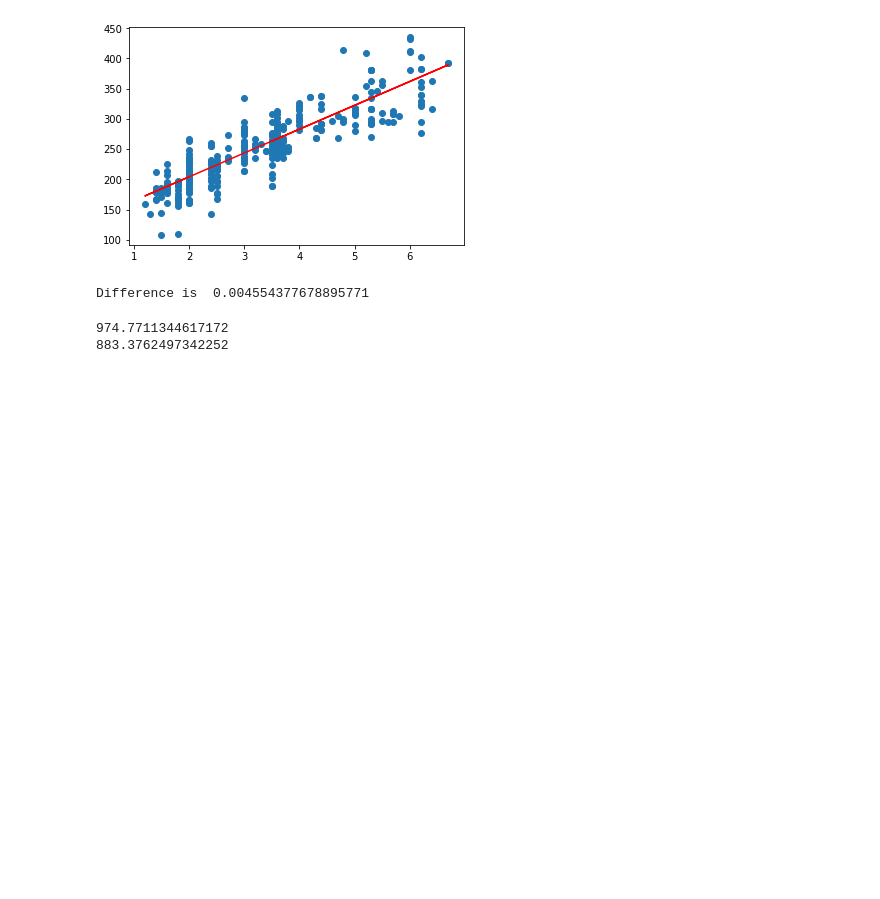
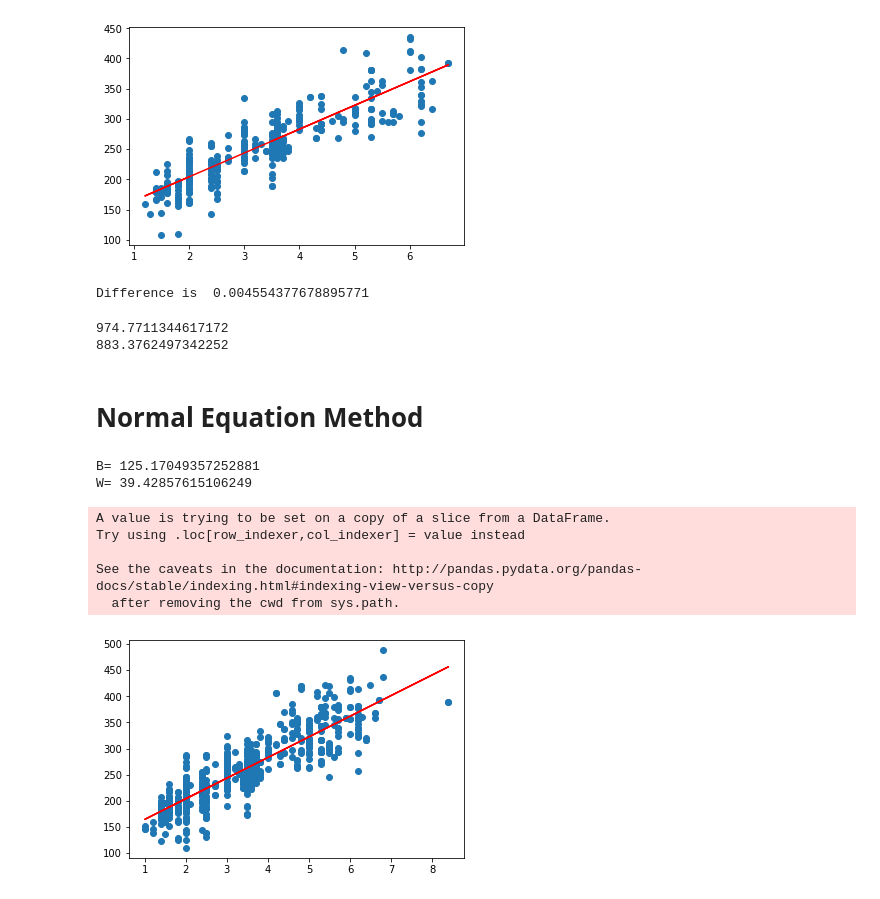
Before and after one commit to sudhirjangra/Machine-Learning, a Jupyter notebook: 1st_Model.ipynb, the cells around one changed output. Cells and saved outputs as stored; diff of their text form; code cells hidden in the pictures; blank space fills up the shorter version.

```diff
--- a/1st_Model.ipynb
+++ b/1st_Model.ipynb
@@ -283,3 +265,34 @@ print(mean_squared_error(y_true=y_test, y_pred=y_pred_test))
 # %% [output]
 974.7711344617172
 883.3762497342252
+# %% [markdown]
+# Normal Equation Method
+# %%
+# print(df.head())
+x=df[['ENGINESIZE']]
+y=df['CO2EMISSIONS']
+x['INTERCEPT'] =1
+X_train,X_test,y_train,y_test=train_test_split(x,y,train_size=0.70,random_state=100,shuffle=True)
+x=X_train
+y=y_train
+x.reindex(['INTERCEPT',"ENGINESIZE"])
+# (W=(xtx)-1*xty)
+xt=x.T
+xin=np.dot(xt,x)
+invx=np.linalg.inv(xin)
+m=np.dot(xt,y)
+W=np.dot(invx,m)
+print('B=',W[1],'\nW=',W[0])
+Pred=W[0]*x['ENGINESIZE']+W[1]
+plt.scatter(x['ENGINESIZE'],y)
+plt.plot(x['ENGINESIZE'],Pred,'r')
+plt.show()
+# %% [output]
+B= 125.17049357252881
+W= 39.42857615106249
+A value is trying to be set on a copy of a slice from a DataFrame.
+Try using .loc[row_indexer,col_indexer] = value instead
+
+See the caveats in the documentation: http://pandas.pydata.org/pandas-docs/stable/indexing.html#indexing-view-versus-copy
+  after removing the cwd from sys.path.
+[figure, added]
```
Also changed, not shown: parts of 3 cells of this notebook.
